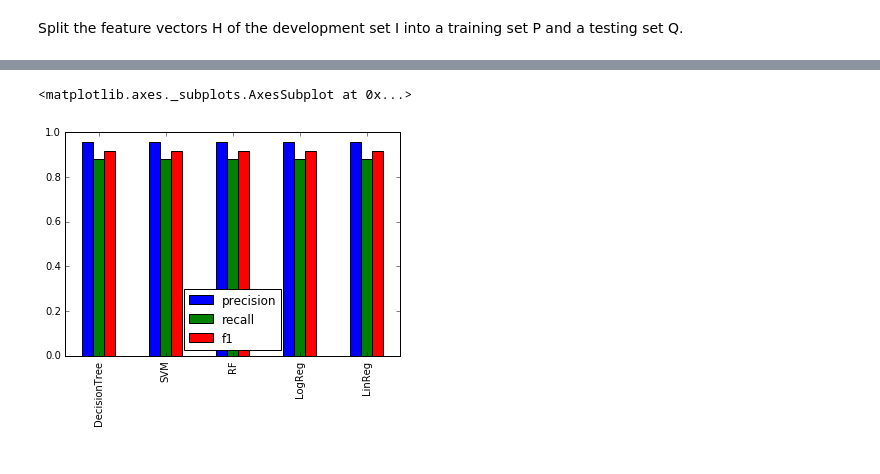
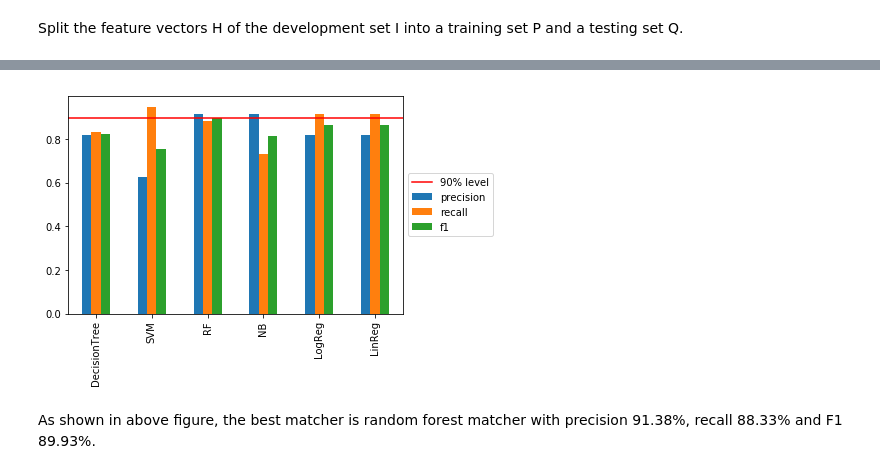
Before and after one commit to jmzhao/cs838-data-mining, a Jupyter notebook: stage3-matching.ipynb, the cells around one changed output, grey strips where cells are left out. Cells and saved outputs as stored; diff of their text form; code cells hidden in the pictures.

```diff
--- a/stage3-matching.ipynb
+++ b/stage3-matching.ipynb
@@ -250,0 +422,36 @@ False negatives : 3 (out of 5 negative predictions)
+# %%
+# Instantiate matchers to evaluate.
+matchers = [
+    em.DTMatcher(name='DecisionTree', random_state=seed),
+    em.SVMMatcher(name='SVM', random_state=seed),
+    em.RFMatcher(name='RF', random_state=seed),
+    em.NBMatcher(name='NB'),
+    em.LogRegMatcher(name='LogReg', random_state=seed),
+    em.LinRegMatcher(name='LinReg'),
+]
+# %%
+eval_results = []
+for m in matchers :
+    print('#', m.name)
+
+    # Train using feature vectors from I
+    m.fit(table=H,
+           exclude_attrs=['_id', 'ltable_id', 'rtable_id', 'is_match'],
+           target_attr='is_match')
+
+    # Convert J into a set of feature vectors using F
+    L = em.extract_feature_vecs(J, feature_table=F,
+                                attrs_after='is_match', show_progress=False)
+
+    # Impute feature vectors with the mean of the column values.
+    L = em.impute_table(L,
+                    exclude_attrs=['_id', 'ltable_id', 'rtable_id', 'is_match'],
+                    strategy='mean')
+
+    # Predict on L
+    predictions = m.predict(table=L, exclude_attrs=['_id', 'ltable_id', 'rtable_id', 'is_match'],
+                  append=True, target_attr='predicted', inplace=False)
+    # Evaluate the predictions
+    eval_result = em.eval_matches(predictions, 'is_match', 'predicted')
+    eval_results.append(eval_result)
+    em.print_eval_summary(eval_result)
@@ -251,7 +476,10 @@ False negatives : 3 (out of 5 negative predictions)
 # %%
 df = pd.DataFrame(eval_results, index=[m.name for m in matchers])
-# %%
-df[['precision', 'recall', 'f1']].plot(kind='bar')
-# %% [output]
-<matplotlib.axes._subplots.AxesSubplot at 0x...>
-[figure, removed]
+# %%
+df[['precision', 'recall', 'f1']].plot(kind='bar');
+plt.plot(list(range(-1,7)),[0.9]*8, color = "r",label = "90% level");
+plt.legend(loc="center left", bbox_to_anchor=(1, 0.5), ncol=1, fancybox=1);
+# %% [output]
+[figure, added]
+# %% [markdown]
+As shown in above figure, the best matcher is random forest matcher with precision 91.38%, recall 88.33% and F1 89.93%.
```
Also changed, not shown: parts of 68 cells of this notebook, 2 other files.
